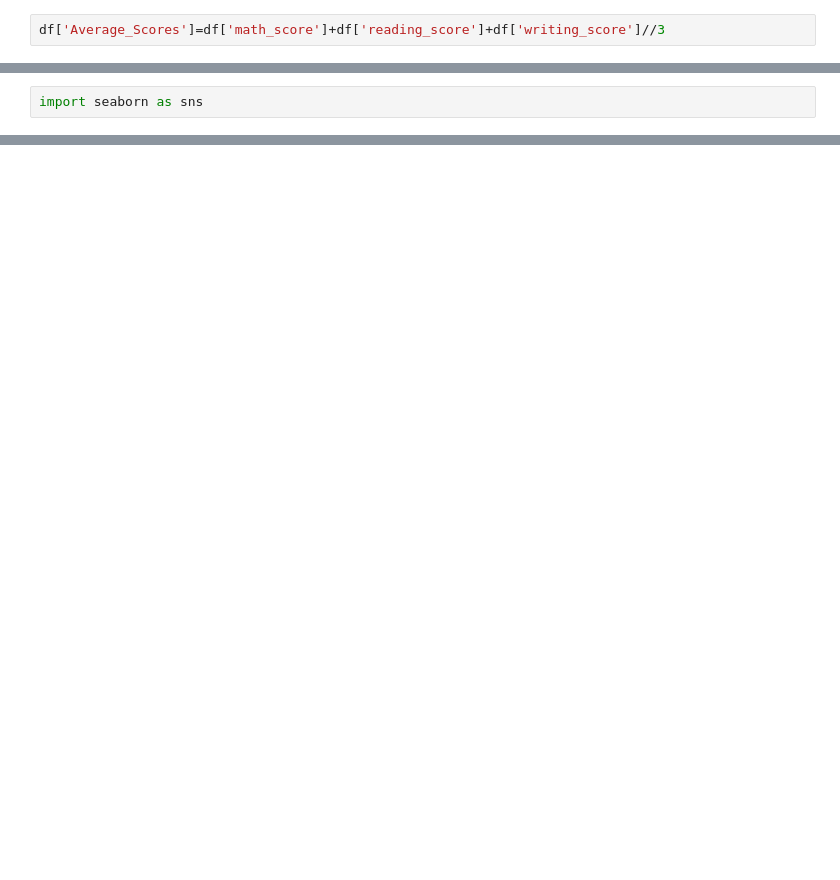
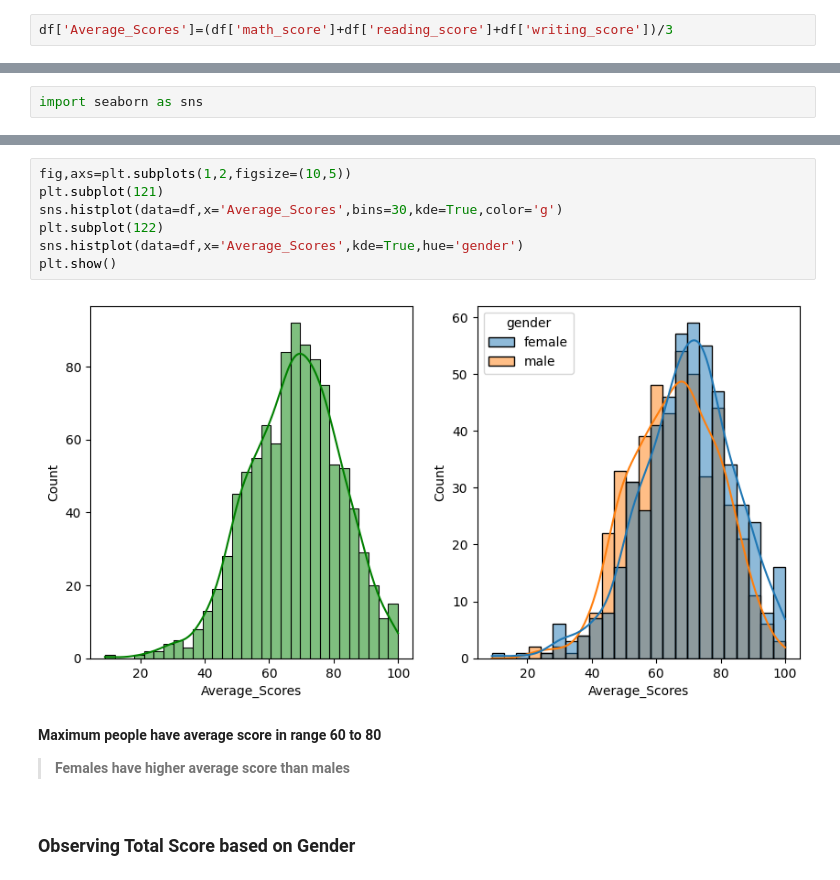
Before and after one commit to sameercusat/ML_Demo, a Jupyter notebook: notebook/EDA_student.ipynb, the cells around one changed output, grey strips where cells are left out. Drawn from its saved outputs; the diff is of its cells as text; blank space fills up the shorter version.

```diff
--- a/notebook/EDA_student.ipynb
+++ b/notebook/EDA_student.ipynb
@@ -153,7 +148,7 @@ df.head(2)
 | 0 | female | group B | bachelor's degree | standard | none | 72 | ... |
 | 1 | female | group C | some college | standard | completed | 69 | ... |
 # %%
-df['Average_Scores']=df['math_score']+df['reading_score']+df['writing_score']//3
+df['Average_Scores']=(df['math_score']+df['reading_score']+df['writing_score'])/3
 # %%
 df.head(2)
 # %% [output]
@@ -216,0 +222,15 @@ sns.histplot(data=df,x='Total_Scores',kde=True,hue='gender')
+# %%
+fig,axs=plt.subplots(1,2,figsize=(10,5))
+plt.subplot(121)
+sns.histplot(data=df,x='Average_Scores',bins=30,kde=True,color='g')
+plt.subplot(122)
+sns.histplot(data=df,x='Average_Scores',kde=True,hue='gender')
+plt.show()
+# %% [output]
+[figure, added]
+# %% [markdown]
+__Maximum people have average score in range 60 to 80__
+
+> __Females have higher average score than males__
+# %% [markdown]
+### Observing Total Score based on Gender
```
Also changed, not shown: parts of 36 cells of this notebook, 2 other files.
